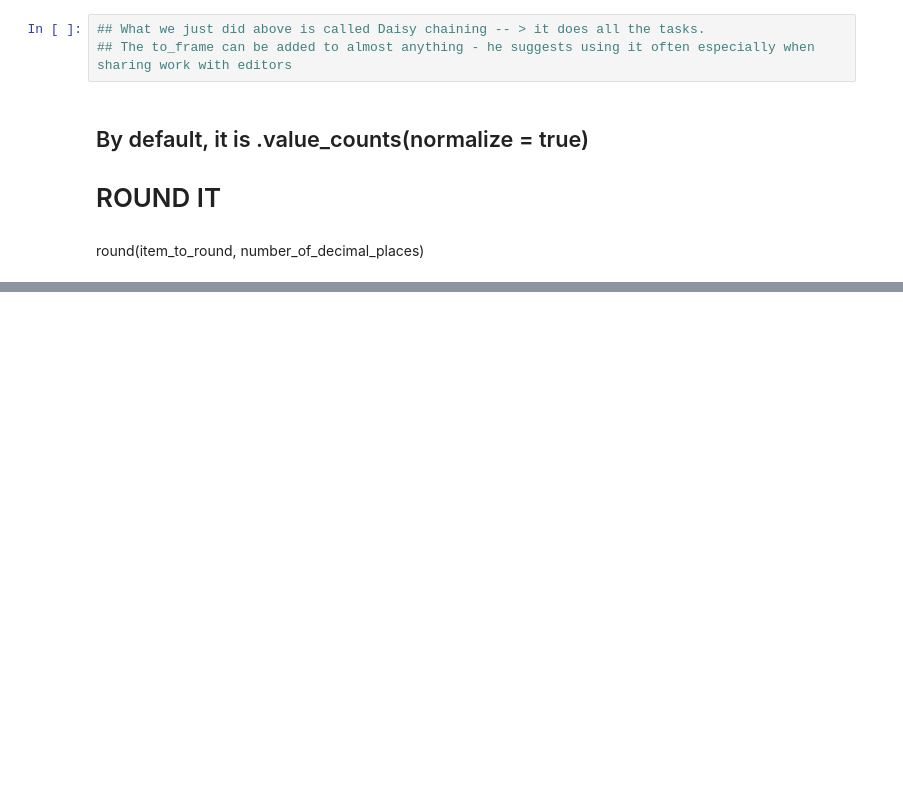
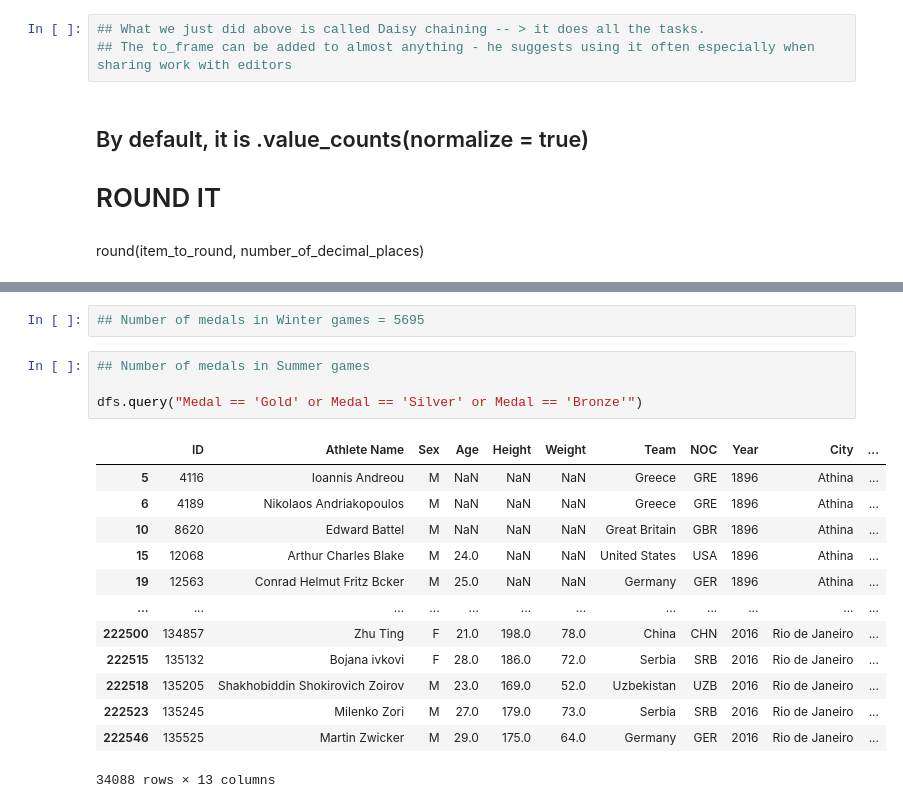
Before and after one commit to lauraplive/wk-8-sort-query-count, a Jupyter notebook: wk8-sort-query-count-Pellicer.ipynb, the cells around one changed output, grey strips where cells are left out. Drawn from its saved outputs; the diff is of its cells as text; blank space fills up the shorter version.

```diff
--- a/wk8-sort-query-count-Pellicer.ipynb
+++ b/wk8-sort-query-count-Pellicer.ipynb
@@ -423,0 +471,20 @@ TypeError: Value after * must be an iterable, not int
+# %%
+## Number of medals in Winter games = 5695
+# %%
+## Number of medals in Summer games
+
+dfs.query("Medal == 'Gold' or Medal == 'Silver' or Medal == 'Bronze'")
+# %% [output]
+|  | ID | Athlete Name | Sex | Age | Height | Weight | Team | NOC | Year | City | ... |
+| 5 | 4116 | Ioannis Andreou | M | NaN | NaN | NaN | Greece | GRE | 1896 | Athina | ... |
+| 6 | 4189 | Nikolaos Andriakopoulos | M | NaN | NaN | NaN | Greece | GRE | 1896 | Athina | ... |
+| 10 | 8620 | Edward Battel | M | NaN | NaN | NaN | Great Britain | GBR | 1896 | Athina | ... |
+| 15 | 12068 | Arthur Charles Blake | M | 24.0 | NaN | NaN | United States | USA | 1896 | Athina | ... |
+| 19 | 12563 | Conrad Helmut Fritz Bcker | M | 25.0 | NaN | NaN | Germany | GER | 1896 | Athina | ... |
+| ... | ... | ... | ... | ... | ... | ... | ... | ... | ... | ... | ... |
+| 222500 | 134857 | Zhu Ting | F | 21.0 | 198.0 | 78.0 | China | CHN | 2016 | Rio de Janeiro | ... |
+| 222515 | 135132 | Bojana ivkovi | F | 28.0 | 186.0 | 72.0 | Serbia | SRB | 2016 | Rio de Janeiro | ... |
+| 222518 | 135205 | Shakhobiddin Shokirovich Zoirov | M | 23.0 | 169.0 | 52.0 | Uzbekistan | UZB | 2016 | Rio de Janeiro | ... |
+| 222523 | 135245 | Milenko Zori | M | 27.0 | 179.0 | 73.0 | Serbia | SRB | 2016 | Rio de Janeiro | ... |
+| 222546 | 135525 | Martin Zwicker | M | 29.0 | 175.0 | 64.0 | Germany | GER | 2016 | Rio de Janeiro | ... |
+34088 rows × 13 columns
```
Also changed, not shown: parts of 30 cells of this notebook.
